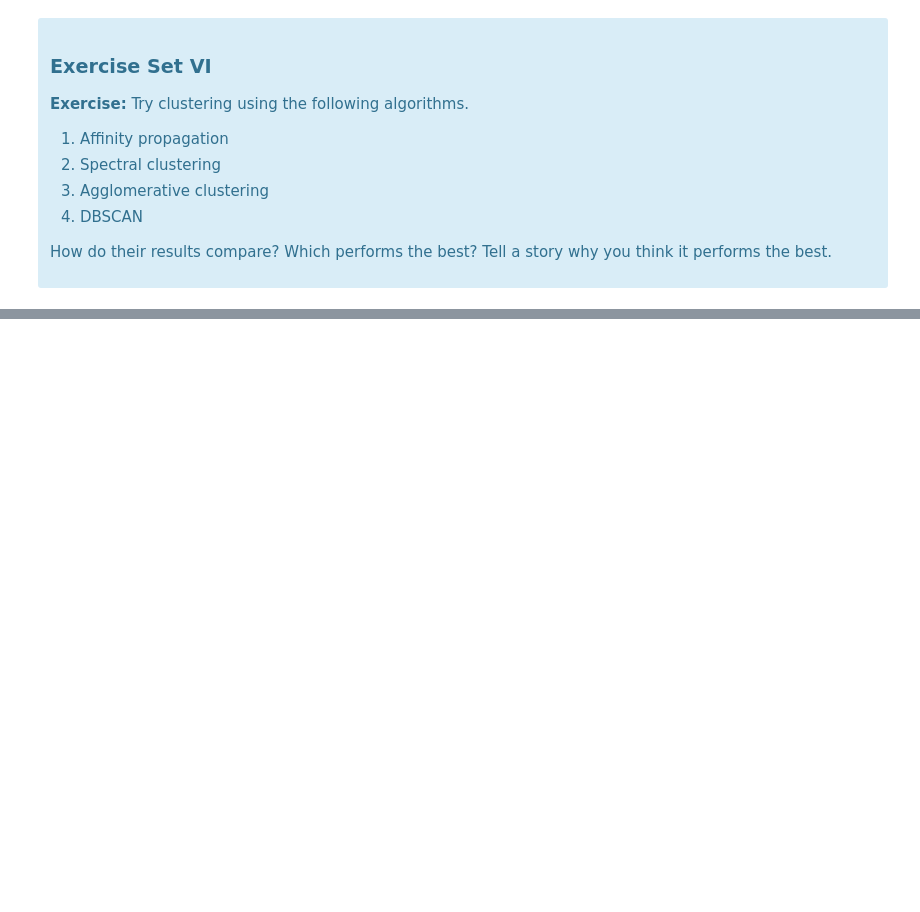
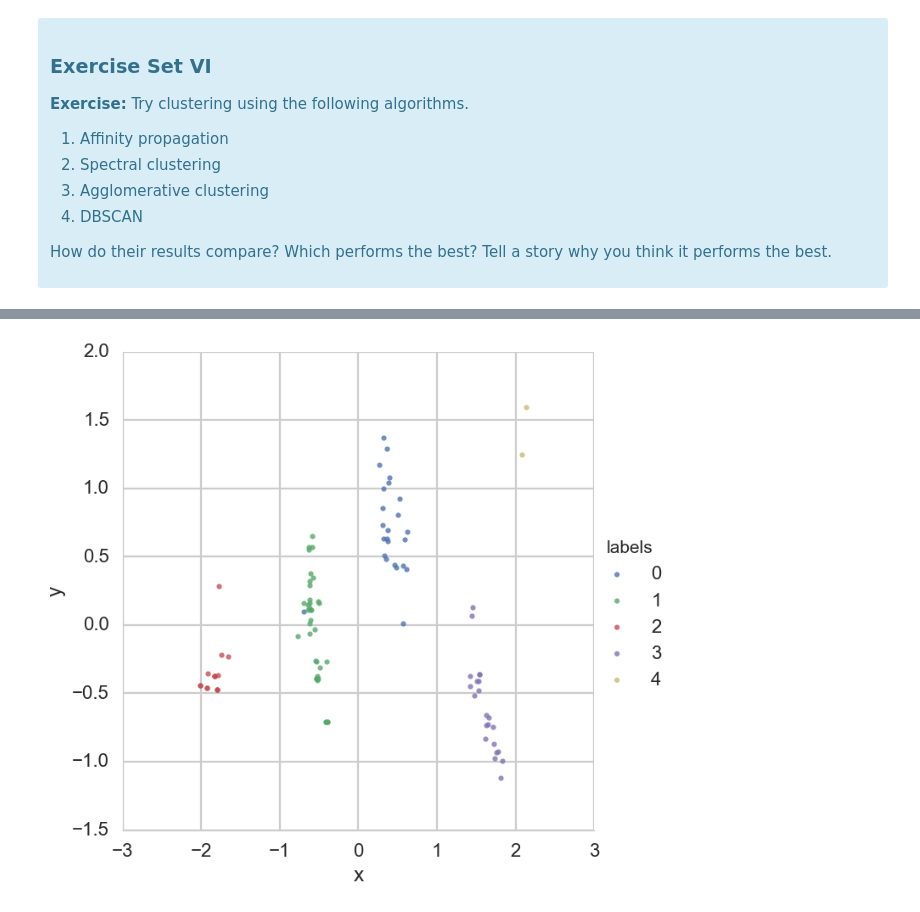
Before and after one commit to Samimust/spr_clustering, a Jupyter notebook: Mini_Project_Clustering.ipynb, the cells around one changed output, grey strips where cells are left out. Cells and saved outputs as stored; diff of their text form; code cells hidden in the pictures; blank space fills up the shorter version.

```diff
--- a/Mini_Project_Clustering.ipynb
+++ b/Mini_Project_Clustering.ipynb
@@ -602,0 +595,8 @@ Estimated number of clusters: 15
+# %%
+from sklearn.cluster import AgglomerativeClustering
+
+clf_agg = AgglomerativeClustering(n_clusters=5)
+clf_agg.fit(X)
+show_clusters(df_x_cols, X, clf_agg)
+# %% [output]
+[figure, added]
```
Also changed, not shown: parts of 10 cells of this notebook.
